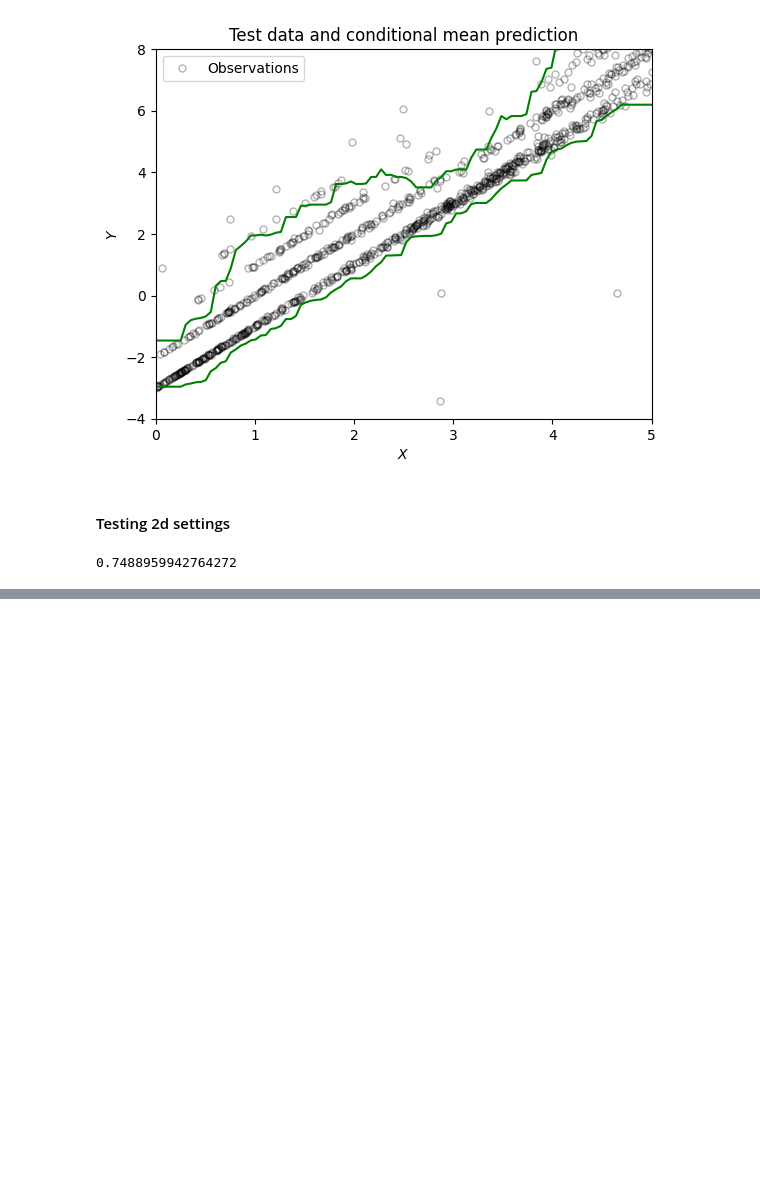
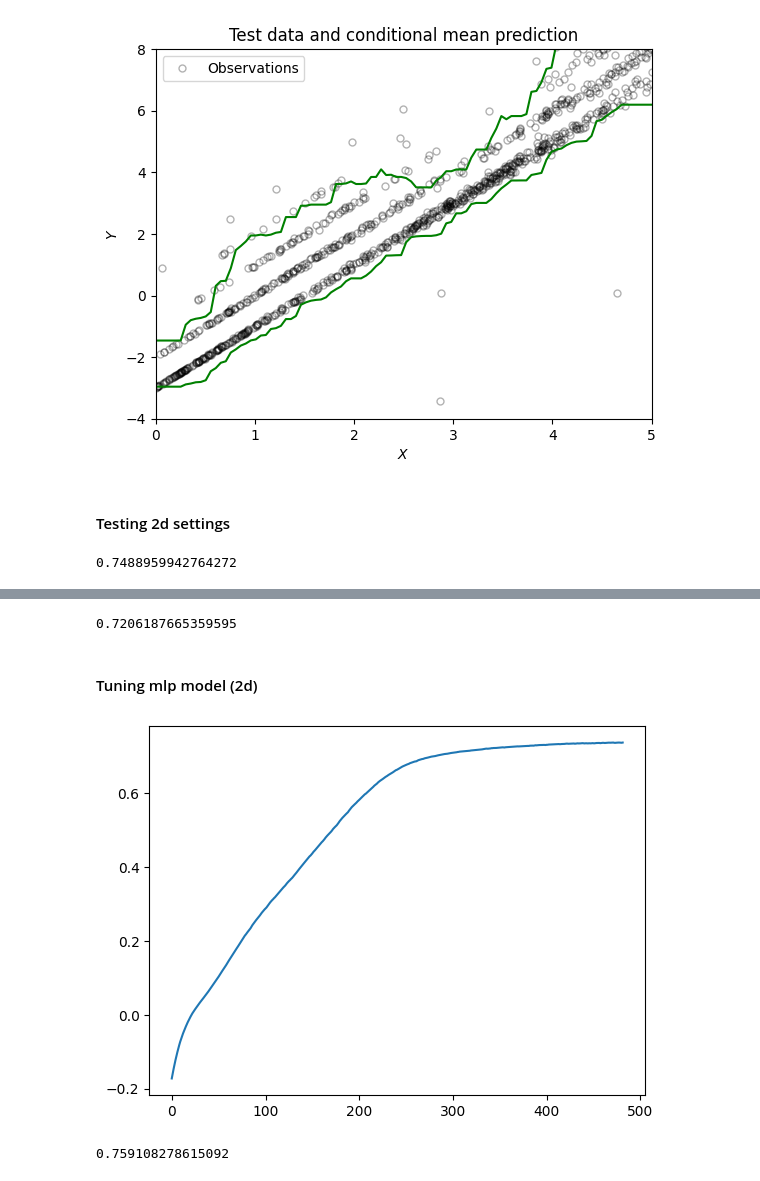
Before and after one commit to Tian-Bai/selcf_paper, a Jupyter notebook: utils/other.ipynb, the cells around one changed output, grey strips where cells are left out. Cells and saved outputs as stored; diff of their text form; code cells hidden in the pictures; blank space fills up the shorter version.

```diff
--- a/utils/other.ipynb
+++ b/utils/other.ipynb
@@ -83,7 +83,7 @@ plt.show()
 setting = 2
 dim = 10
 all_r = 0
-r = []
+
 for t in range(10):
     Xtrain, Ytrain, _ = gen_data(setting, N, sigma, dim=dim)
     Xvalid, Yvalid, _ = gen_data(setting, N, sigma, dim=dim)
@@ -103,7 +103,6 @@ for t in range(10):
     Ypred = rf.predict(Xtest)
 
     all_r += r2_score(1 * (Ytest > 0), Ypred)
-    r.append(r2_score(1 * (Ytest > 0), Ypred))
 all_r / 10
 # %% [output]
 0.5394483326776555
@@ -267,0 +308,77 @@ print(r2_score(Yvalid, rf.predict(Xvalid)))
+# %%
+N = 1000
+ntest = 100
+setting = 4
+sigma = 0.5 if setting in [1, 2] else 0.2
+cov = 0.1
+dim = 10
+
+all_r = 0
+
+for t in range(10):
+    Xtrain, Ytrain, _, _, _ = gen_data_2d(setting, N, sigma, cov, dim=dim)
+    Xvalid, Yvalid, _, _, _ = gen_data_2d(setting, N, sigma, cov, dim=dim)
+    Xtest, Ytest, _, _, _ = gen_data_2d(setting, ntest, sigma, cov, dim=dim)
+
+    if setting == 1:
+        rf = RandomForestRegressor(n_estimators=50, max_depth=20, max_features=10, min_samples_leaf=13, min_samples_split=13, random_state=0)
+    if setting == 3:
+        rf = RandomForestRegressor(n_estimators=50, max_depth=20, max_features=10, random_state=0)
+    if setting == 2:
+        rf = RandomForestRegressor(n_estimators=50, max_depth=20, max_features=10, random_state=0)
+    if setting == 4:
+        rf = RandomForestRegressor(n_estimators=50, max_depth=20, max_features=10, random_state=0)
+
+    rf.fit(Xtrain, Ytrain)
+
+    Ypred = rf.predict(Xtest)
+
+    all_r += r2_score(Ytest, Ypred)
+all_r / 10
+# %% [output]
+0.7206187665359595
+# %% [markdown]
+#### Tuning mlp model (2d)
+# %%
+from utility import gen_data_2d
+from sklearn.neural_network import MLPRegressor
+from sklearn.linear_model import LinearRegression
+from sklearn.metrics import r2_score
+import numpy as np
+from matplotlib import pyplot as plt
+
+N = 1000
+ntest = 100
+setting = 4
+sigma = 0.5 if setting in [1, 2] else 0.2
+cov = 0.1
+dim = 10
+
+all_r = 0
+
+for t in range(10):
+    Xtrain, Ytrain, _, _, _ = gen_data_2d(setting, N, sigma, cov, dim=dim)
+    Xvalid, Yvalid, _, _, _ = gen_data_2d(setting, N, sigma, cov, dim=dim)
+    Xtest, Ytest, _, _, _ = gen_data_2d(setting, ntest, sigma, cov, dim=dim)
+
+    if setting == 1:
+        mlp = MLPRegressor(hidden_layer_sizes=(32, ) * 4, random_state=0, alpha=0.1, max_iter=1000, learning_rate_init=1e-4, early_stopping=True, tol=1e-6)
+    if setting == 2:
+        mlp = MLPRegressor(hidden_layer_sizes=(32, ) * 4, random_state=0, alpha=0.1, max_iter=1000, learning_rate_init=1e-4, early_stopping=True, tol=1e-6)
+    if setting == 3:
+        mlp = MLPRegressor(hidden_layer_sizes=(32, ) * 4, random_state=0, alpha=0.1, max_iter=1000, learning_rate_init=1e-4, early_stopping=True, tol=1e-6)
+    if setting == 4:
+        mlp = MLPRegressor(hidden_layer_sizes=(32, ) * 4, random_state=0, alpha=0.1, max_iter=1000, learning_rate_init=1e-4, early_stopping=True, tol=1e-6)
+    mlp.fit(Xtrain, Ytrain)
+
+    if t == 9:
+        plt.plot(mlp.validation_scores_)
+        plt.show()
+
+    Ypred = mlp.predict(Xtest)
+    all_r += r2_score(Ytest, Ypred)
+
+print(all_r / 10)
+# %% [output]
+[figure, added]
+0.759108278615092
```
Also changed, not shown: parts of 10 cells of this notebook, 7 other files.
